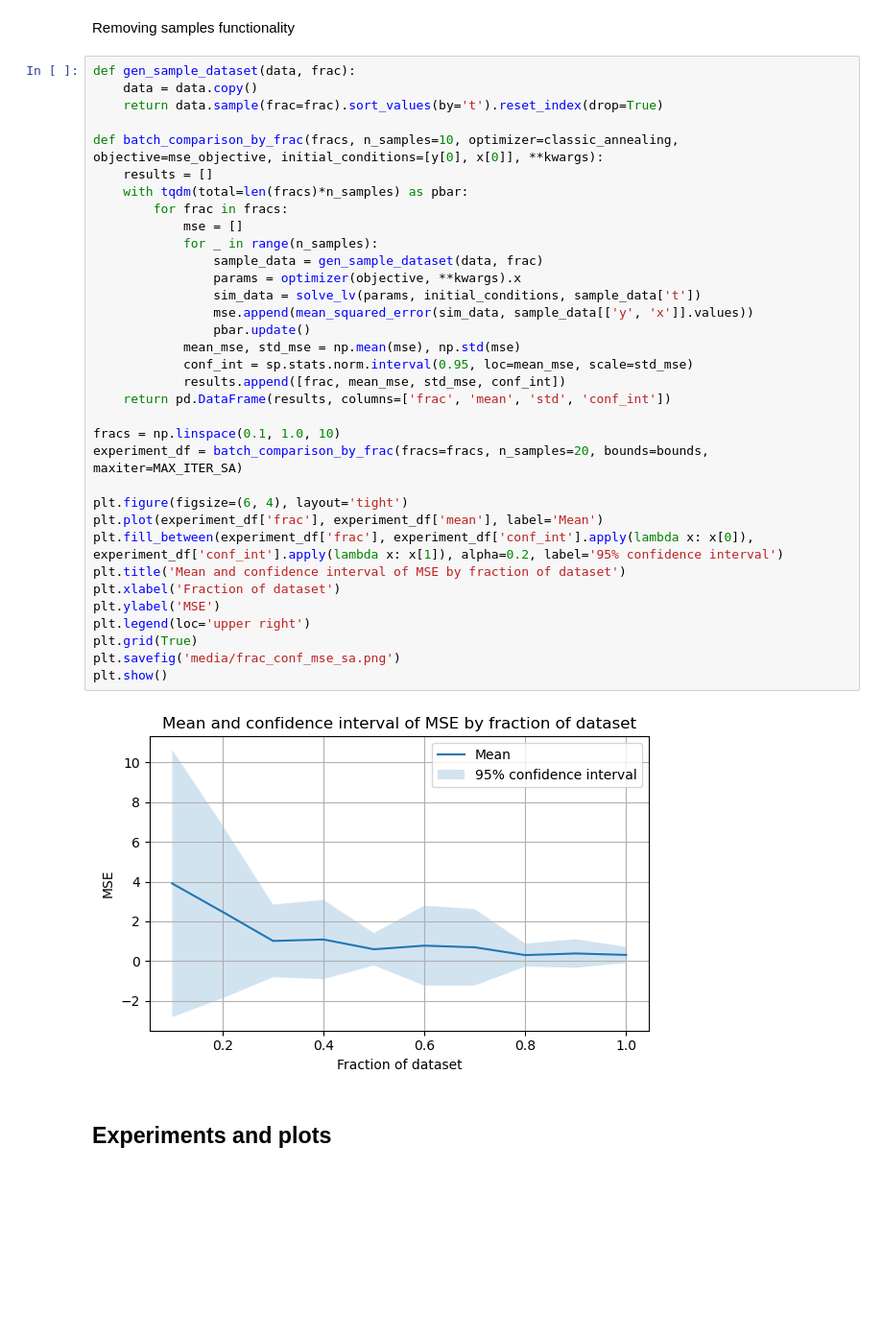
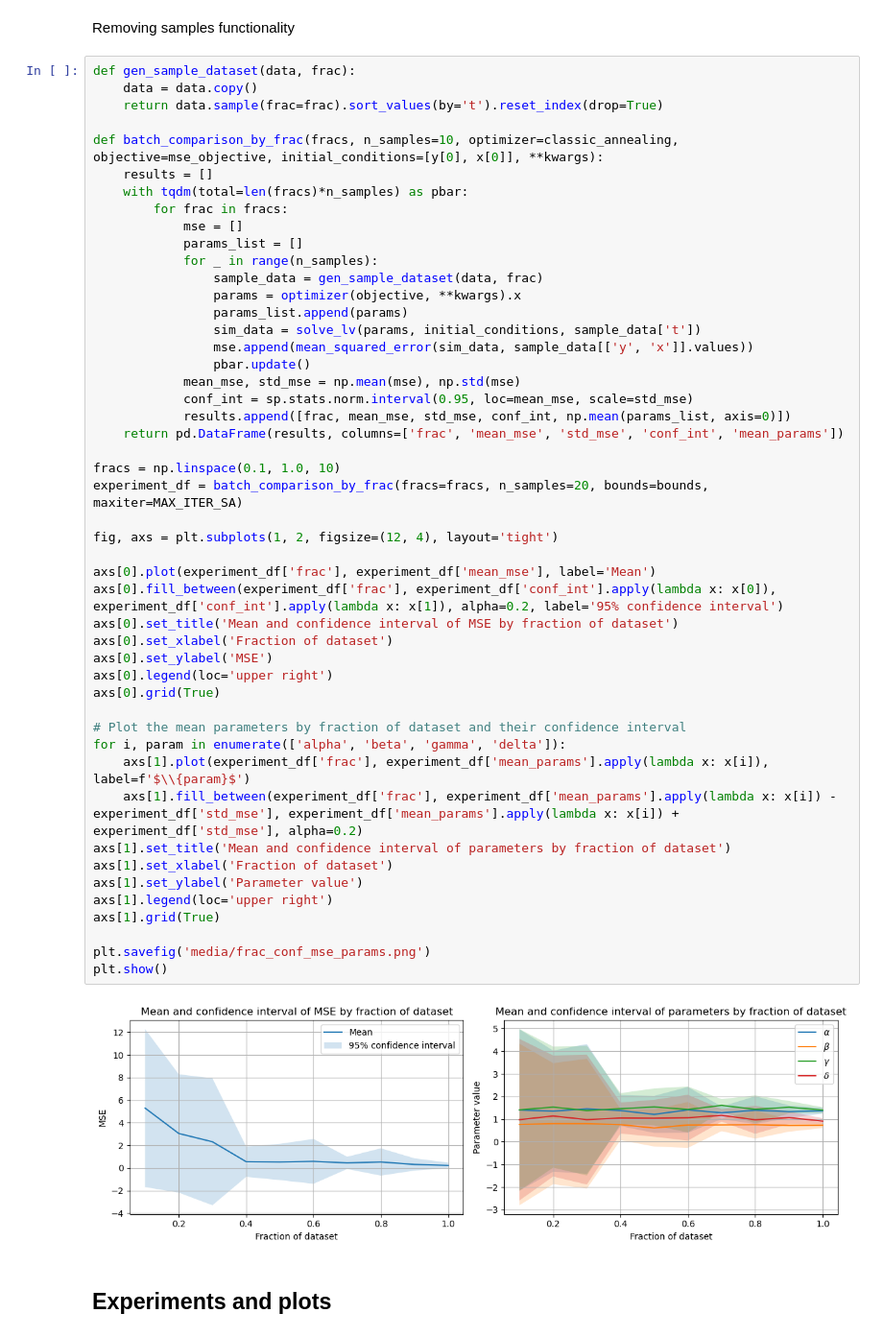
Before and after one commit to jonas4climate/ss-assignment-3, a Jupyter notebook: CalvinLaw_11306734_RaymondZhang_14865904_JonasSchaefer_14039982_3.ipynb, the cells around one changed output. Shown: that part at 96% size. Saved outputs shown, nothing was run; the diff lists cells and outputs as text; blank space fills up the shorter version.

```diff
--- a/CalvinLaw_11306734_RaymondZhang_14865904_JonasSchaefer_14039982_3.ipynb
+++ b/CalvinLaw_11306734_RaymondZhang_14865904_JonasSchaefer_14039982_3.ipynb
@@ -186,39 +186,53 @@ Removing samples functionality
 # %%
 def gen_sample_dataset(data, frac):
     data = data.copy()
     return data.sample(frac=frac).sort_values(by='t').reset_index(drop=True)
 
 def batch_comparison_by_frac(fracs, n_samples=10, optimizer=classic_annealing, objective=mse_objective, initial_conditions=[y[0], x[0]], **kwargs):
     results = []
     with tqdm(total=len(fracs)*n_samples) as pbar:
         for frac in fracs:
             mse = []
+            params_list = []
             for _ in range(n_samples):
                 sample_data = gen_sample_dataset(data, frac)
                 params = optimizer(objective, **kwargs).x
+                params_list.append(params)
                 sim_data = solve_lv(params, initial_conditions, sample_data['t'])
                 mse.append(mean_squared_error(sim_data, sample_data[['y', 'x']].values))
                 pbar.update()
             mean_mse, std_mse = np.mean(mse), np.std(mse)
             conf_int = sp.stats.norm.interval(0.95, loc=mean_mse, scale=std_mse)
-            results.append([frac, mean_mse, std_mse, conf_int])
-    return pd.DataFrame(results, columns=['frac', 'mean', 'std', 'conf_int'])
+            results.append([frac, mean_mse, std_mse, conf_int, np.mean(params_list, axis=0)])
+    return pd.DataFrame(results, columns=['frac', 'mean_mse', 'std_mse', 'conf_int', 'mean_params'])
 
 fracs = np.linspace(0.1, 1.0, 10)
 experiment_df = batch_comparison_by_frac(fracs=fracs, n_samples=20, bounds=bounds, maxiter=MAX_ITER_SA)
 
-plt.figure(figsize=(6, 4), layout='tight')
-plt.plot(experiment_df['frac'], experiment_df['mean'], label='Mean')
-plt.fill_between(experiment_df['frac'], experiment_df['conf_int'].apply(lambda x: x[0]), experiment_df['conf_int'].apply(lambda x: x[1]), alpha=0.2, label='95% confidence interval')
-plt.title('Mean and confidence interval of MSE by fraction of dataset')
-plt.xlabel('Fraction of dataset')
-plt.ylabel('MSE')
-plt.legend(loc='upper right')
-plt.grid(True)
-plt.savefig('media/frac_conf_mse_sa.png')
+fig, axs = plt.subplots(1, 2, figsize=(12, 4), layout='tight')
+
+axs[0].plot(experiment_df['frac'], experiment_df['mean_mse'], label='Mean')
+axs[0].fill_between(experiment_df['frac'], experiment_df['conf_int'].apply(lambda x: x[0]), experiment_df['conf_int'].apply(lambda x: x[1]), alpha=0.2, label='95% confidence interval')
+axs[0].set_title('Mean and confidence interval of MSE by fraction of dataset')
+axs[0].set_xlabel('Fraction of dataset')
+axs[0].set_ylabel('MSE')
+axs[0].legend(loc='upper right')
+axs[0].grid(True)
+
+# Plot the mean parameters by fraction of dataset and their confidence interval
+for i, param in enumerate(['alpha', 'beta', 'gamma', 'delta']):
+    axs[1].plot(experiment_df['frac'], experiment_df['mean_params'].apply(lambda x: x[i]), label=f'$\\{param}$')
+    axs[1].fill_between(experiment_df['frac'], experiment_df['mean_params'].apply(lambda x: x[i]) - experiment_df['std_mse'], experiment_df['mean_params'].apply(lambda x: x[i]) + experiment_df['std_mse'], alpha=0.2)
+axs[1].set_title('Mean and confidence interval of parameters by fraction of dataset')
+axs[1].set_xlabel('Fraction of dataset')
+axs[1].set_ylabel('Parameter value')
+axs[1].legend(loc='upper right')
+axs[1].grid(True)
+
+plt.savefig('media/frac_conf_mse_params.png')
 plt.show()
 # %% [output]
-[figure, old version]
+[figure, new version]
 # %% [markdown]
 ## Experiments and plots
 # %% [markdown]
```
Also changed, not shown: 1 other file.
